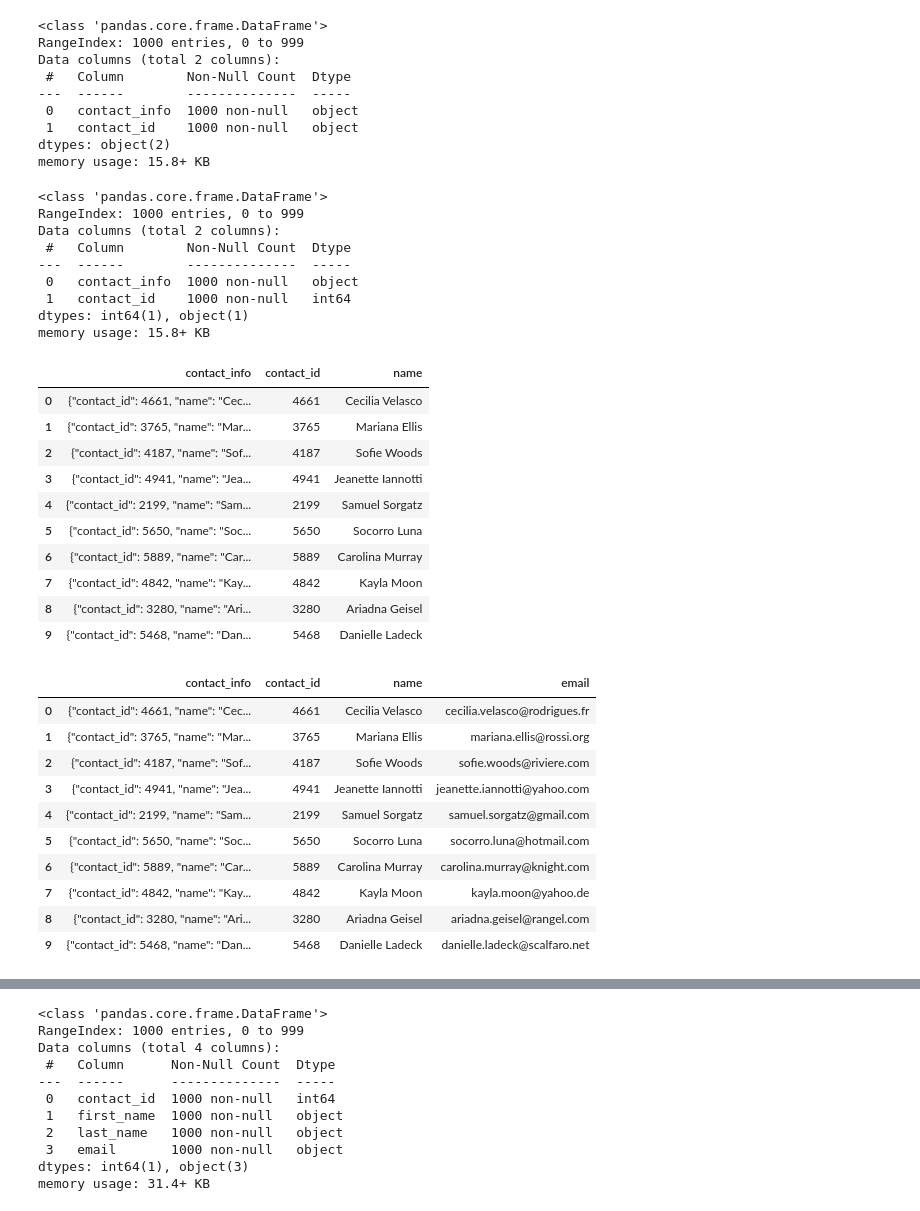
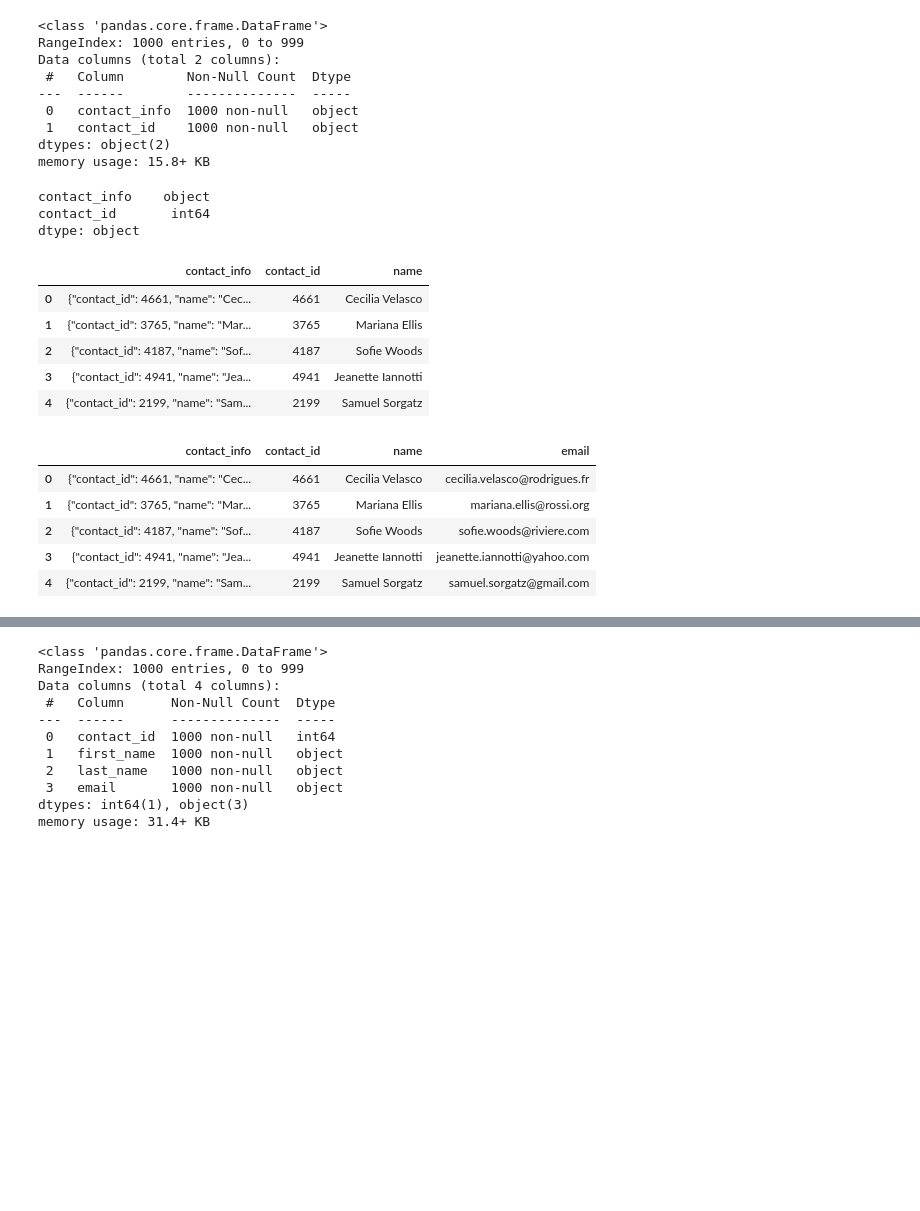
Before and after one commit to cisha710/Crowdfunding_ETL, a Jupyter notebook: ETL_Project_EPorter_IChaware.ipynb, the cells around one changed output, grey strips where cells are left out. Saved outputs shown, nothing was run; the diff lists cells and outputs as text; code cells hidden in the pictures; blank space fills up the shorter version.

```diff
--- a/ETL_Mini_Project_Starter_Code_option2_EPorter_IChaware.ipynb
+++ b/ETL_Project_EPorter_IChaware.ipynb
@@ -381,8 +403,8 @@ contacts_df_clean.to_csv("Resources/contacts.csv", encoding='utf8', index=False)
 # %% [markdown]
 ### Option 2: Use regex to create the contacts DataFrame.
 # %%
-contact_info_df_copy = contact_info_df.copy()
-contact_info_df_copy.head()
+regex_df = contact_info_df.copy()
+regex_df.head()
 # %% [output]
 |  | contact_info |
 | 0 | {"contact_id": 4661, "name": "Cec... |
@@ -391,4 +413,5 @@ contact_info_df_copy.head()
 | 3 | {"contact_id": 4941, "name": "Jea... |
 | 4 | {"contact_id": 2199, "name": "Sam... |
 # %%
-# Extract the four-digit contact ID number.
+# Extract the four-digit contact ID number and add it to a new column
+regex_df['contact_id'] = regex_df.contact_info.str.extract(r'"contact_id":(\W\d{4})')
@@ -413,18 +430,17 @@ dtypes: object(2)
 memory usage: 15.8+ KB
 # %%
 # Convert the "contact_id" column to an int64 data type.
+regex_df.contact_id = pd.to_numeric(regex_df.contact_id)
+regex_df.dtypes
 # %% [output]
-<class 'pandas.core.frame.DataFrame'>
-RangeIndex: 1000 entries, 0 to 999
-Data columns (total 2 columns):
- #   Column        Non-Null Count  Dtype
----  ------        --------------  -----
- 0   contact_info  1000 non-null   object
- 1   contact_id    1000 non-null   int64
-dtypes: int64(1), object(1)
-memory usage: 15.8+ KB
+contact_info    object
+contact_id       int64
+dtype: object
 # %%
 # Extract the name of the contact and add it to a new column.
+regex_df['name'] = regex_df.contact_info.str.extract(r'"name": (\W+\w+\s\w+\W)')
+regex_df.name = regex_df.name.str.replace('"', '')     # (' " ', ' ')
+regex_df.head()
 # %% [output]
 |  | contact_info | contact_id | name |
 | 0 | {"contact_id": 4661, "name": "Cec... | 4661 | Cecilia Velasco |
@@ -432,24 +448,17 @@ memory usage: 15.8+ KB
 | 2 | {"contact_id": 4187, "name": "Sof... | 4187 | Sofie Woods |
 | 3 | {"contact_id": 4941, "name": "Jea... | 4941 | Jeanette Iannotti |
 | 4 | {"contact_id": 2199, "name": "Sam... | 2199 | Samuel Sorgatz |
-| 5 | {"contact_id": 5650, "name": "Soc... | 5650 | Socorro Luna |
-| 6 | {"contact_id": 5889, "name": "Car... | 5889 | Carolina Murray |
-| 7 | {"contact_id": 4842, "name": "Kay... | 4842 | Kayla Moon |
-| 8 | {"contact_id": 3280, "name": "Ari... | 3280 | Ariadna Geisel |
-| 9 | {"contact_id": 5468, "name": "Dan... | 5468 | Danielle Ladeck |
 # %%
 # Extract the email from the contacts and add the values to a new column.
+regex_df['email'] = regex_df.contact_info.str.extract(r'"email":(\W+[a-zA-Z0-9._%+-]+@[a-zA-Z0-9.-]+\.[a-zA-Z]+\W)')
+regex_df.email = regex_df.email.str.replace('"', '')     # (' " ', ' ')
+regex_df.head()
 # %% [output]
 |  | contact_info | contact_id | name | email |
 | 0 | {"contact_id": 4661, "name": "Cec... | 4661 | Cecilia Velasco | cecilia.velasco@rodrigues.fr |
 | 1 | {"contact_id": 3765, "name": "Mar... | 3765 | Mariana Ellis | mariana.ellis@rossi.org |
 | 2 | {"contact_id": 4187, "name": "Sof... | 4187 | Sofie Woods | sofie.woods@riviere.com |
 | 3 | {"contact_id": 4941, "name": "Jea... | 4941 | Jeanette Iannotti | jeanette.iannotti@yahoo.com |
 | 4 | {"contact_id": 2199, "name": "Sam... | 2199 | Samuel Sorgatz | samuel.sorgatz@gmail.com |
-| 5 | {"contact_id": 5650, "name": "Soc... | 5650 | Socorro Luna | socorro.luna@hotmail.com |
-| 6 | {"contact_id": 5889, "name": "Car... | 5889 | Carolina Murray | carolina.murray@knight.com |
-| 7 | {"contact_id": 4842, "name": "Kay... | 4842 | Kayla Moon | kayla.moon@yahoo.de |
-| 8 | {"contact_id": 3280, "name": "Ari... | 3280 | Ariadna Geisel | ariadna.geisel@rangel.com |
-| 9 | {"contact_id": 5468, "name": "Dan... | 5468 | Danielle Ladeck | danielle.ladeck@scalfaro.net |
 # %%
 # Create a copy of the contact_info_df with the 'contact_id', 'name', 'email' columns.
```
Also changed, not shown: parts of 25 cells of this notebook, 2 other files.
